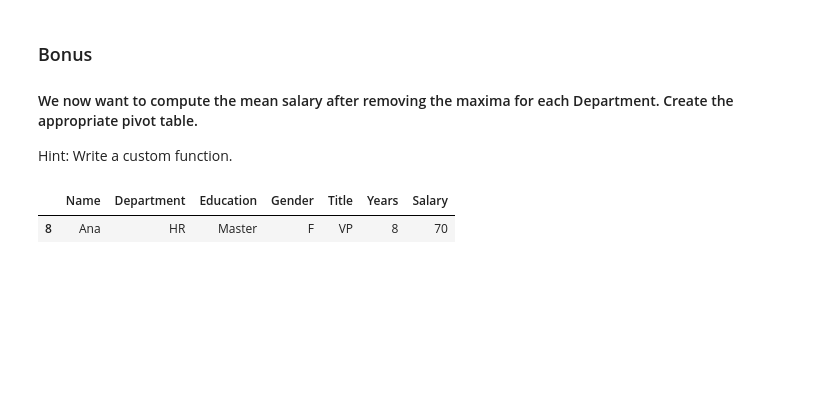
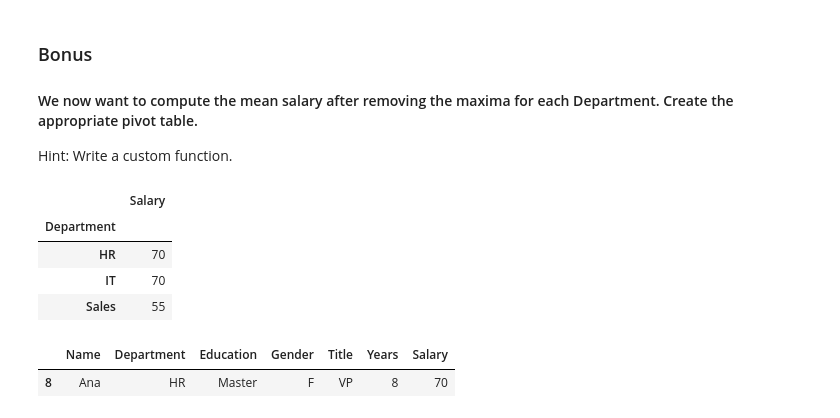
Before and after one commit to alleida23/lab-pivot-table-and-correlation, a Jupyter notebook: your_code/Lab - Data Reshaping 3.04.ipynb, the cells around one changed output. Drawn from its saved outputs; the diff is of its cells as text; code cells hidden in the pictures; blank space fills up the shorter version.

```diff
--- a/your_code/Lab - Data Reshaping 3.04.ipynb
+++ b/your_code/Lab - Data Reshaping 3.04.ipynb
@@ -212,7 +212,14 @@ Hint: Write a custom function.
 # %%
 # Checking max salaries for each department
 
 max_salaries = employee.groupby(['Department']).agg({'Salary':max})
+max_salaries
+# %% [output]
+|  | Salary |
+| Department |  |
+| HR | 70 |
+| IT | 70 |
+| Sales | 55 |
 # %%
 #Getting row max salaries
 
```
Also changed, not shown: parts of 3 cells of this notebook.
